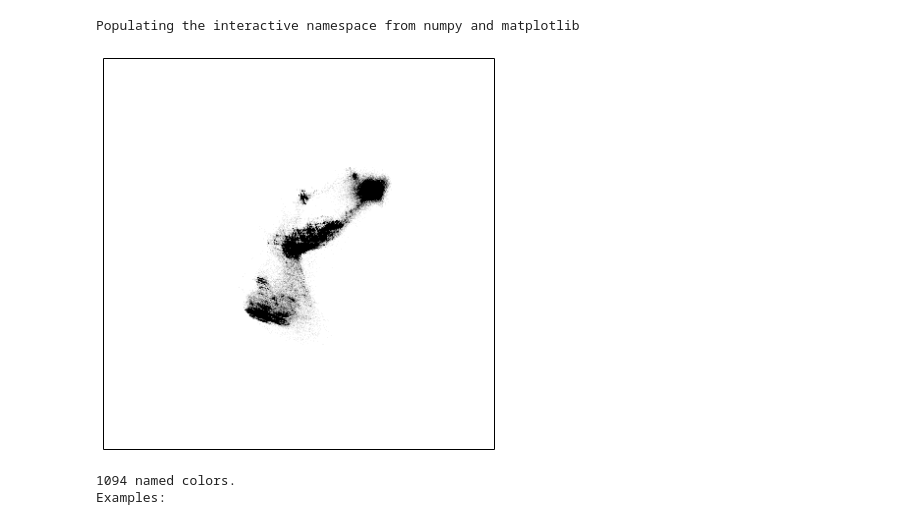
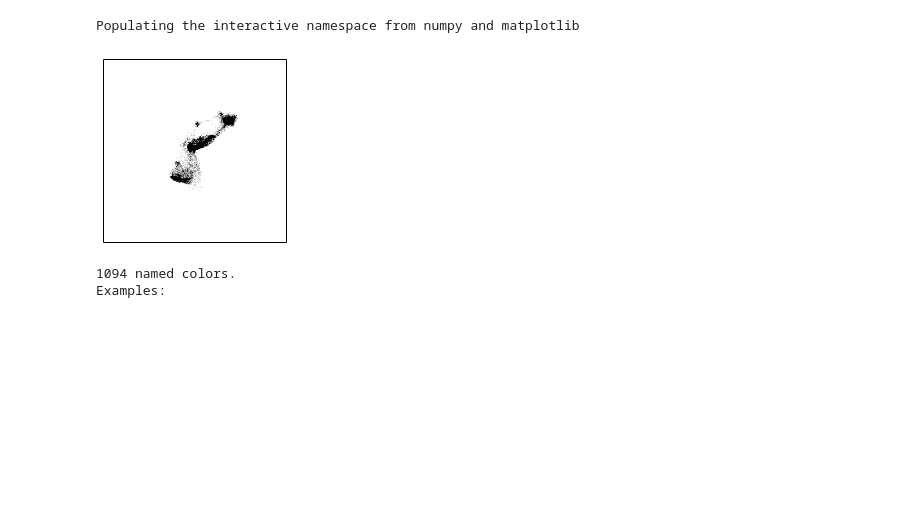
Before and after one commit to justinvf-zz/algorithmshop, a Jupyter notebook: 20140109-color-segmentation/shirt_color_segmentation.ipynb, the cells around one changed output. Drawn from its saved outputs; the diff is of its cells as text; code cells hidden in the pictures; blank space fills up the shorter version.

```diff
--- a/20140109-color-segmentation/shirt_color_segmentation.ipynb
+++ b/20140109-color-segmentation/shirt_color_segmentation.ipynb
@@ -22,6 +22,6 @@ Populating the interactive namespace from numpy and matplotlib
 FILE_PATH = 'anders_shirt_color.jpg'
 
 # Higher number => less detail. Really just the pyramid level.
-DETAIL = 2
+DETAIL = 3
 CLUSTERS = 5
 # %%
@@ -96,35 +96,38 @@ io.imsave('all_shirt_sprites.jpg', all_images)
 import matplotlib.pyplot as plt
 
 (_, a, b) = img_lab.T
 
 left, right, n_bins = -100, 100, 400
 bins = np.linspace(left, right, n_bins)
 
 H, x_edges, y_edges = np.histogram2d(x=a.flatten(),
                                      y=b.flatten(),
                                      bins=bins,
                                      normed=True)
 
 # No clue why I do this, but I read it in the matplotlib implementation
 # and now everything works. Need to think about this later,
 # but sick of the problem for now.
 H = H.T
 
 H_bright = exposure.rescale_intensity(H, in_range=(0, 5e-4))
 
-plt.figure(figsize=(7,7))
+size = 5 * 192 / 293
+plt.figure(figsize=(size,size))
 ax = plt.subplot(111)
 ax.imshow(H_bright,
           extent=[-100, 100, -100, 100],
           cmap=plt.cm.binary,
           origin='lower')
 
 ax.set_xticks([])
 ax.set_yticks([])
+#plt.xlabel('A')
+#plt.ylabel('B')
 
 plt.savefig('histogram.png', bbox_inches='tight')
 # %% [output]
-[figure, old version]
+[figure, new version]
 # %%
 # We want some human names for the colors. Scrape Wikipedia!
 
```
Also changed, not shown: parts of 7 cells of this notebook.
